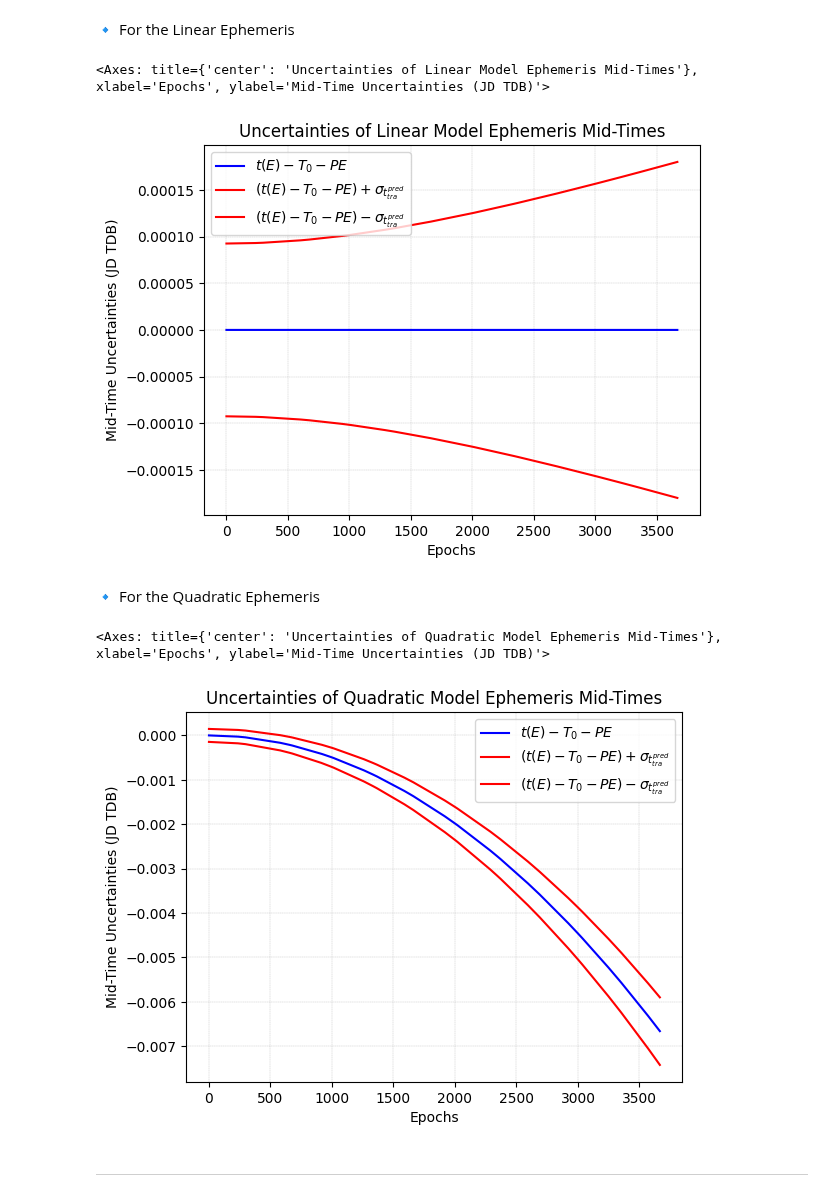
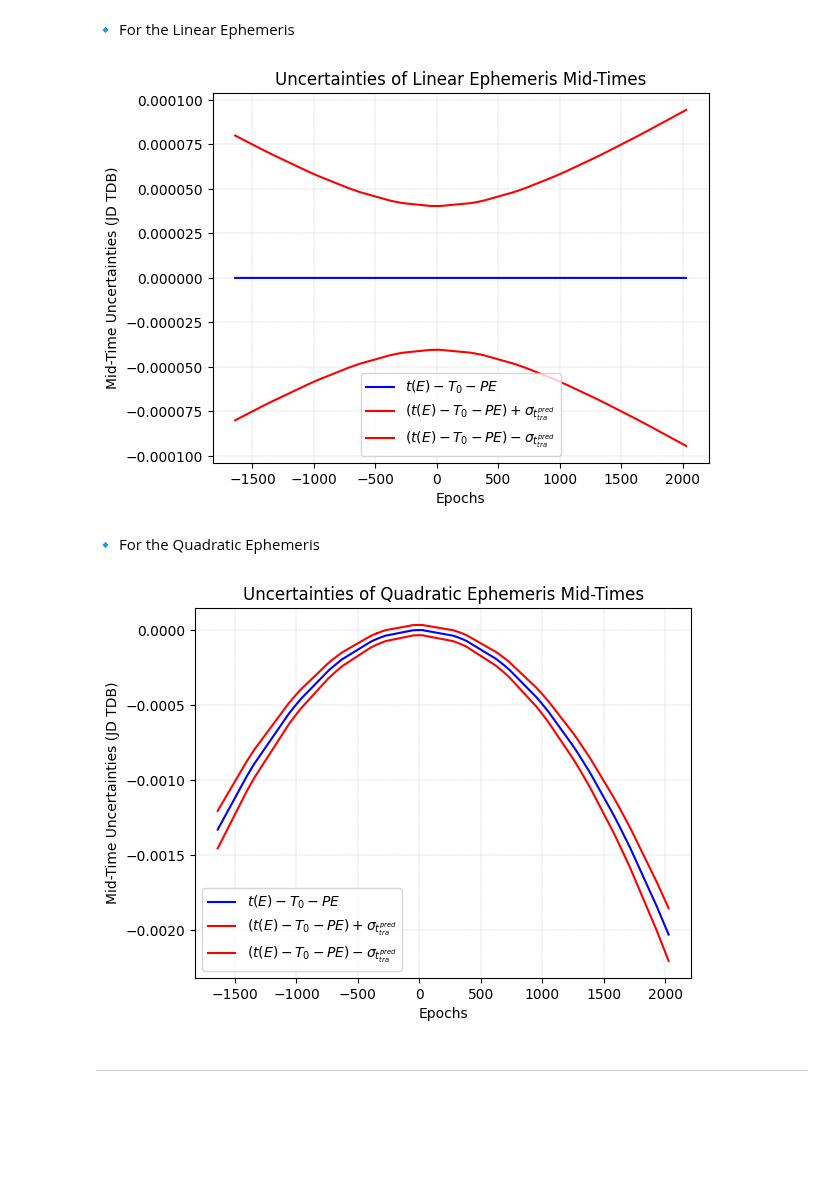
Before and after one commit to BoiseStatePlanetary/susie, a Jupyter notebook: docs/_build/jupyter_execute/basic_usage.ipynb, the cells around one changed output. Cells and saved outputs as stored; diff of their text form; code cells hidden in the pictures; blank space fills up the shorter version.

Commit message:
Updating to new 1.2.5 version of Susie, updating everything to use ephemeris instead of model.

```diff
--- a/docs/_build/jupyter_execute/basic_usage.ipynb
+++ b/docs/_build/jupyter_execute/basic_usage.ipynb
@@ -26,7 +27,7 @@ We will pull this data from the repository below.
 # %% [markdown]
 ### 🔷 **STEP 1:** Download the example timing data <small>(includes transit and occultation data in Barycentric Julian Date)</small> from the GitHub repository
 # %%
-url = 'https://raw.githubusercontent.com/BoiseStatePlanetary/susie/main/example_data/wasp12b_tra_occ.csv'
+url = 'https://raw.githubusercontent.com/BoiseStatePlanetary/susie/refs/heads/main/example_data/wasp12b_tra_occ.csv'
 
 # Read the CSV file directly from the URL
 data = pd.read_csv(url)
@@ -61,6 +62,6 @@ ephemeris_obj1 = Ephemeris(timing_obj1)
 # %%
-# Getting a linear model will solve for period and conjuction time (and their respective errors)
-linear_model_data = ephemeris_obj1.get_model_ephemeris('linear')
+# Getting a linear ephemeris will solve for period, conjuction time, and their respective errors
+linear_ephemeris = ephemeris_obj1.fit_ephemeris("linear")
 # %% [markdown]
 **🟢  EXAMPLE**
 
@@ -89,6 +97,6 @@ We can do the same process for a quadratic model by specifying 'quadratic' for t
 # %%
-# Getting a quadratic model will solve for period, conjuction time, and period change per epoch (and their respective errors)
-quadratic_model_data = ephemeris_obj1.get_model_ephemeris('quadratic')
+# Getting a quadratic ephemeris will solve for period, conjuction time, orbital decay rate (change in period over epochs), and their respective errors
+quadratic_ephemeris = ephemeris_obj1.fit_ephemeris('quadratic')
 # %% [markdown]
 **🟢  EXAMPLE**
 
@@ -111,0 +135,3 @@ Below is an example of the dictionary returned for `quadratic_model_data`:
+# %%
+# Getting a precession model will solve for period, conjuction time, eccentricity, argument of pericenter, precession rate (change in pericenter over epochs), and all respective errors
+precession_ephemeris = ephemeris_obj1.fit_ephemeris('precession')
@@ -175,17 +248,17 @@ ephemeris_obj1.plot_model_ephemeris(quadratic_model_data, save_plot=False)
 # %% [markdown]
 🔹 For the Linear Ephemeris
 # %%
-ephemeris_obj1.plot_timing_uncertainties(linear_model_data, save_plot=False)
+ephemeris_obj1.plot_timing_uncertainties(linear_ephemeris, save_plot=False)
+plt.show()
 # %% [output]
-<Axes: title={'center': 'Uncertainties of Linear Model Ephemeris Mid-Times'}, xlabel='Epochs', ylabel='Mid-Time Uncertainties (JD TDB)'>
-[figure, old version]
+[figure, new version]
 # %% [markdown]
 🔹 For the Quadratic Ephemeris
 # %%
-ephemeris_obj1.plot_timing_uncertainties(quadratic_model_data, save_plot=False)
+ephemeris_obj1.plot_timing_uncertainties(quadratic_ephemeris, save_plot=False)
+plt.show()
 # %% [output]
-<Axes: title={'center': 'Uncertainties of Quadratic Model Ephemeris Mid-Times'}, xlabel='Epochs', ylabel='Mid-Time Uncertainties (JD TDB)'>
-[figure, old version]
+[figure, new version]
 # %% [markdown]
 <hr style="border: 1px dotted #ff0000; border-style: none none dotted; color: #D64309;"/>
 # %% [markdown]
```
Also changed, not shown: parts of 32 cells of this notebook, 50 other files.
